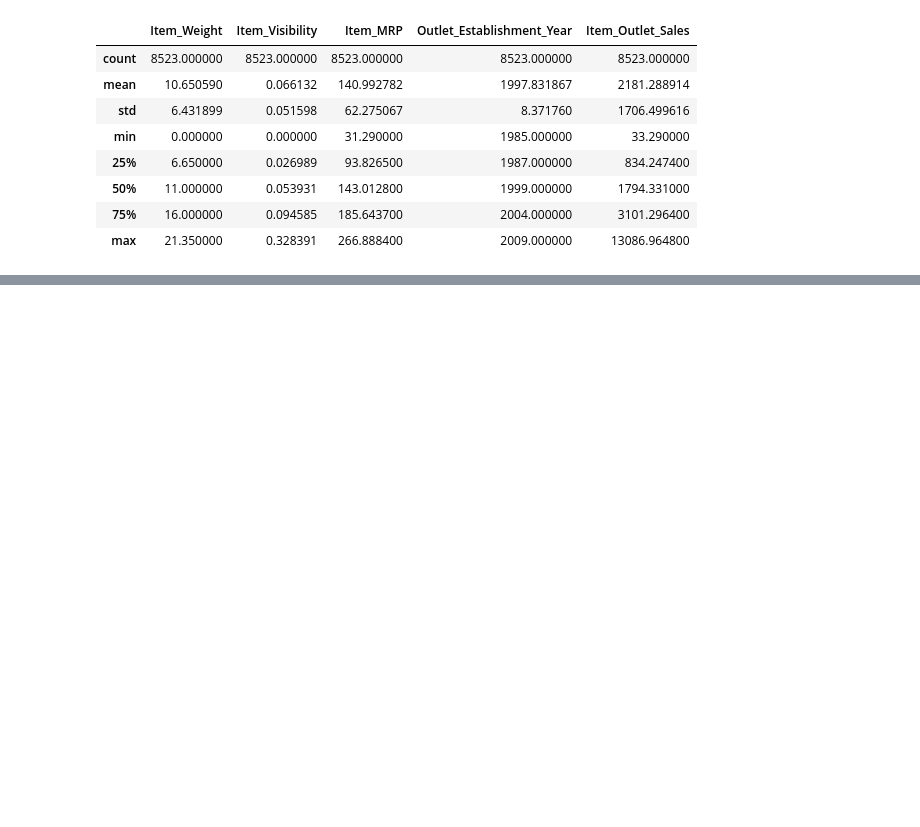
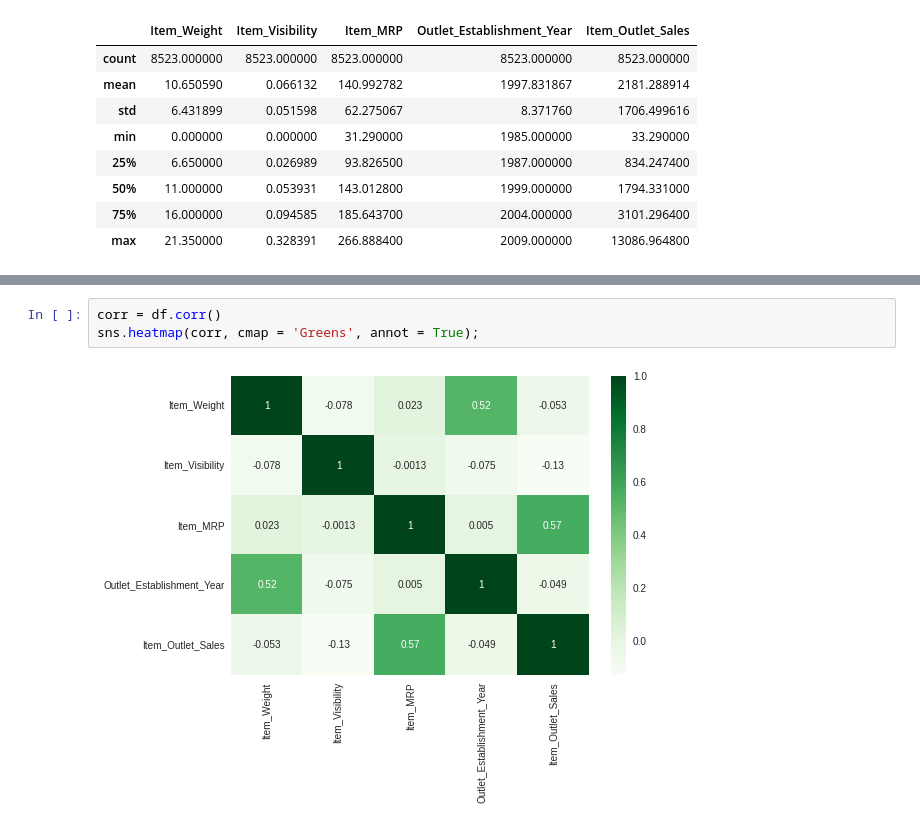
Before and after one commit to jvaug30/Food-Sales-Prediction, a Jupyter notebook: Food_Sales_Prediction.ipynb, the cells around one changed output, grey strips where cells are left out. Saved outputs shown, nothing was run; the diff lists cells and outputs as text; blank space fills up the shorter version.

```diff
--- a/Food_Sales_Prediction.ipynb
+++ b/Food_Sales_Prediction.ipynb
@@ -112,0 +139,5 @@ df.describe()
+# %%
+corr = df.corr()
+sns.heatmap(corr, cmap = 'Greens', annot = True);
+# %% [output]
+[figure, added]
```
Also changed, not shown: parts of 3 cells of this notebook.
